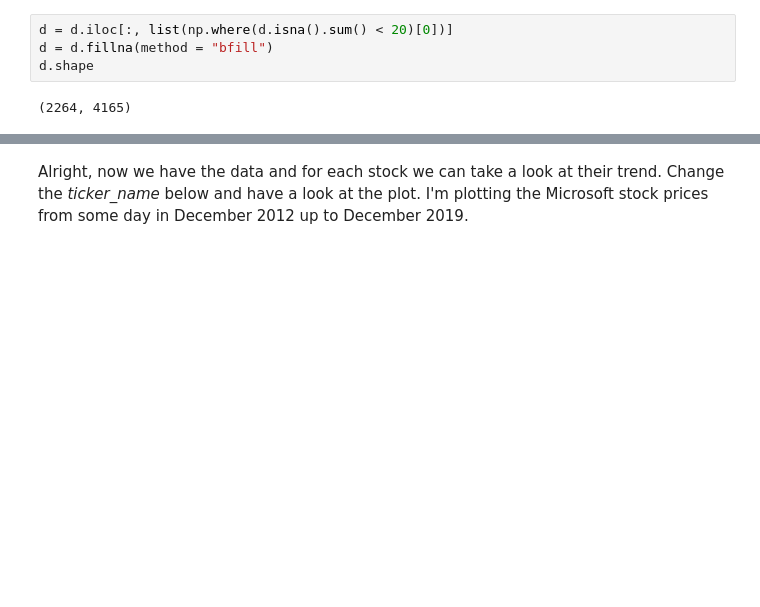
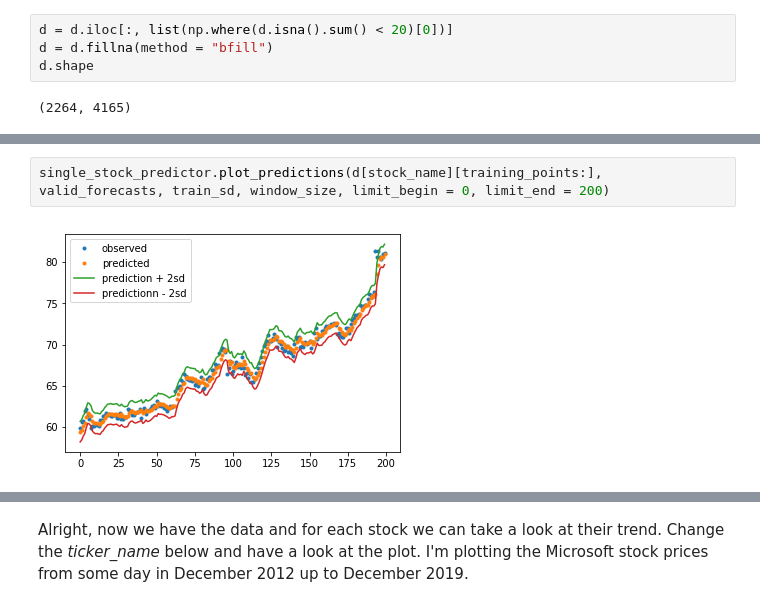
Before and after one commit to armenabnousi/smartr, a Jupyter notebook: smartr.ipynb, the cells around one changed output, grey strips where cells are left out. Saved outputs shown, nothing was run; the diff lists cells and outputs as text; blank space fills up the shorter version.

```diff
--- a/smartr.ipynb
+++ b/smartr.ipynb
@@ -76,0 +139,4 @@ d.shape
+# %%
+single_stock_predictor.plot_predictions(d[stock_name][training_points:], valid_forecasts, train_sd, window_size, limit_begin = 0, limit_end = 200)
+# %% [output]
+[figure, added]
```
Also changed, not shown: parts of 49 cells of this notebook, 1 other file.
